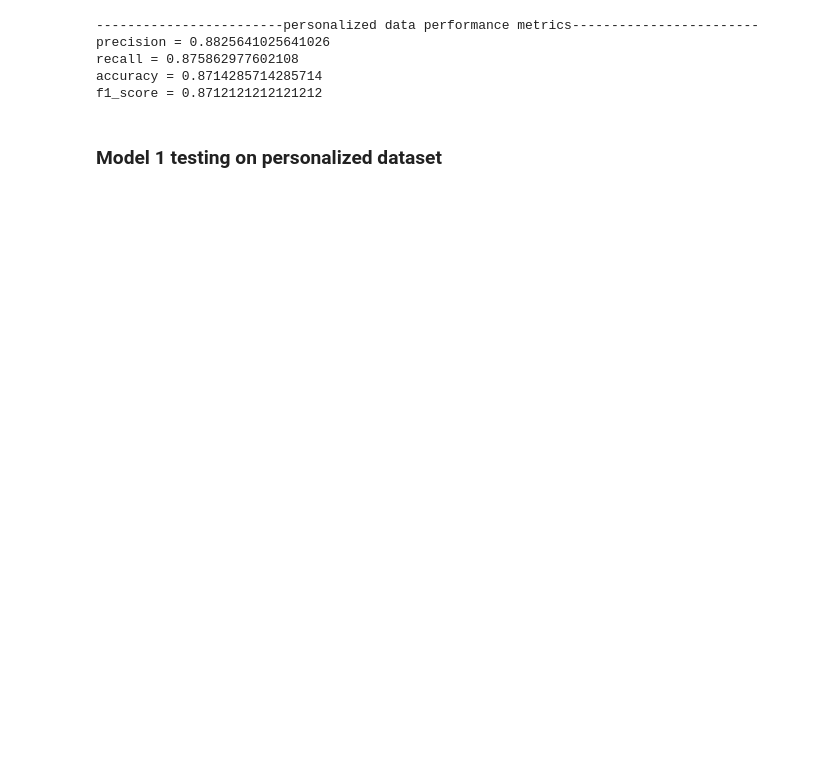
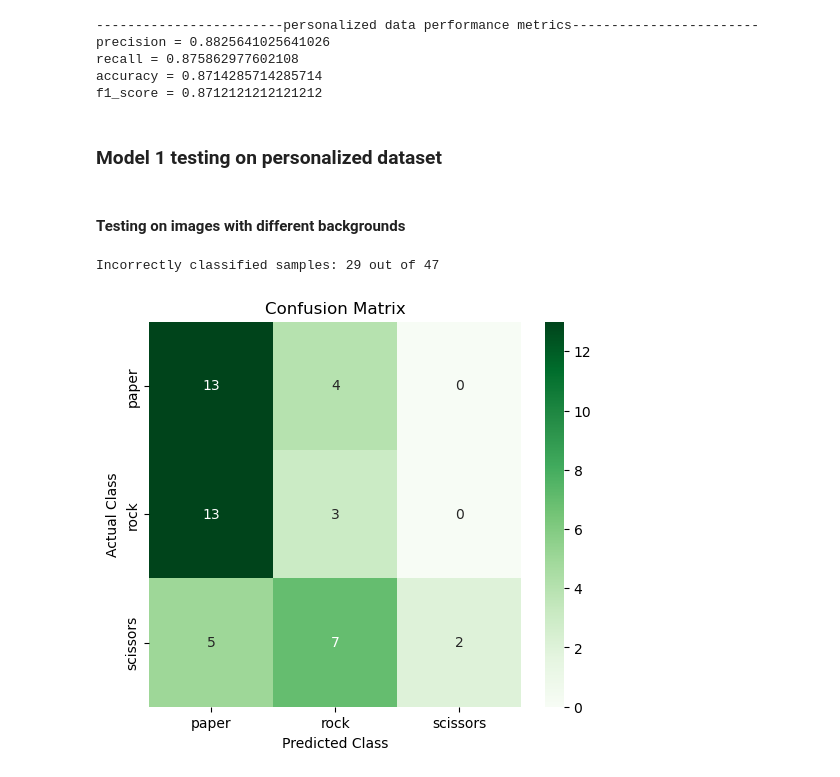
Before and after one commit to WildSheepChaser/StatML, a Jupyter notebook: main.ipynb, the cells around one changed output. Saved outputs shown, nothing was run; the diff lists cells and outputs as text; code cells hidden in the pictures; blank space fills up the shorter version.

```diff
--- a/main.ipynb
+++ b/main.ipynb
@@ -932,6 +808,8 @@ personalized_data = tf.keras.utils.image_dataset_from_directory(
 # %% [output]
 Found 47 files belonging to 3 classes.
 # %%
+y_pred_personalized_1=[]
+y_pred_personalized_2=[]
 y_personalized=[]
 img_personalized=[]
 y_pred_personalized=[]
@@ -939,8 +817,14 @@ for images, labels in personalized_data.unbatch():
     y_personalized.append(labels.numpy())
     img_personalized.append(images.numpy())
     y_pred_personalized.append(np.argmax(model_3.predict(images[None, ...])[0]))
+    y_pred_personalized_1.append(np.argmax(model_1.predict(images[None, ...])[0]))
+    y_pred_personalized_2.append(np.argmax(model_2.predict(images[None, ...])[0]))
+
+
 
 y_personalized = np.array(y_personalized)
 img_personalized = np.array(img_personalized)
 y_pred_personalized = np.array(y_pred_personalized)
+y_pred_personalized_1 = np.array(y_pred_personalized_1)
+y_pred_personalized_2 = np.array(y_pred_personalized_2)
 # %% [output]
@@ -1142,41 +1034,34 @@ accuracy = 0.8714285714285714
 f1_score = 0.8712121212121212
 # %% [markdown]
 <h3>Model 1 testing on personalized dataset</h3>
-# %%
-y_personalized_1=[]
-img_personalized_1=[]
-y_pred_personalized_1=[]
-for images, labels in personalized_data.unbatch():
-    y_personalized_1.append(labels.numpy())
-    img_personalized_1.append(images.numpy())
-    y_pred_personalized_1.append(np.argmax(model_1.predict(images[None, ...])[0]))
-
-y_personalized_1 = np.array(y_personalized_1)
-img_personalized_1 = np.array(img_personalized_1)
-y_pred_personalized_1 = np.array(y_pred_personalized_1)
+# %% [markdown]
+<h4>Testing on images with different backgrounds</h4>
 # %%
-result_personalized_1=confusion_matrix(y_personalized_1, y_pred_personalized_1,labels=[0,1,2])
+result_personalized_1=confusion_matrix(y_personalized, y_pred_personalized_1,labels=[0,1,2])
 # %%
-incorrect_indices_personalized_1 = np.where(y_pred_personalized_1 != y_personalized_1)[0]
-print(f"Incorrectly classified samples: {len(incorrect_indices_personalized_1)} out of {len(y_personalized_1)}")
+incorrect_indices_personalized_1 = np.where(y_pred_personalized_1 != y_personalized)[0]
+print(f"Incorrectly classified samples: {len(incorrect_indices_personalized_1)} out of {len(y_personalized)}")
 p=[('Predicted', x)  for x in class_names]
 b=[('Actual', x)  for x in class_names]
 df = pd.DataFrame(result_personalized_1, columns = pd.MultiIndex.from_tuples(p),
                  index=pd.MultiIndex.from_tuples(b))
 model1_cf=np.array(pd.DataFrame(result_personalized_1,columns=class_names,index=class_names))
 plt.figure(figsize=(6,5))
 sns.heatmap(result_personalized_1,
             annot=True,
             fmt='d',
             cmap='Greens',
             xticklabels=class_names,
             yticklabels=class_names)
 
 plt.xlabel('Predicted Class')
 plt.ylabel('Actual Class')
 plt.title('Confusion Matrix')
 
 plt.show()
+# %% [output]
+Incorrectly classified samples: 29 out of 47
+[figure, added]
 # %%
 #calculate performance metrics for personalized data
 p_true_pos_1=np.diag(result_personalized_1)
```
Also changed, not shown: parts of 49 cells of this notebook, 25 other files.
